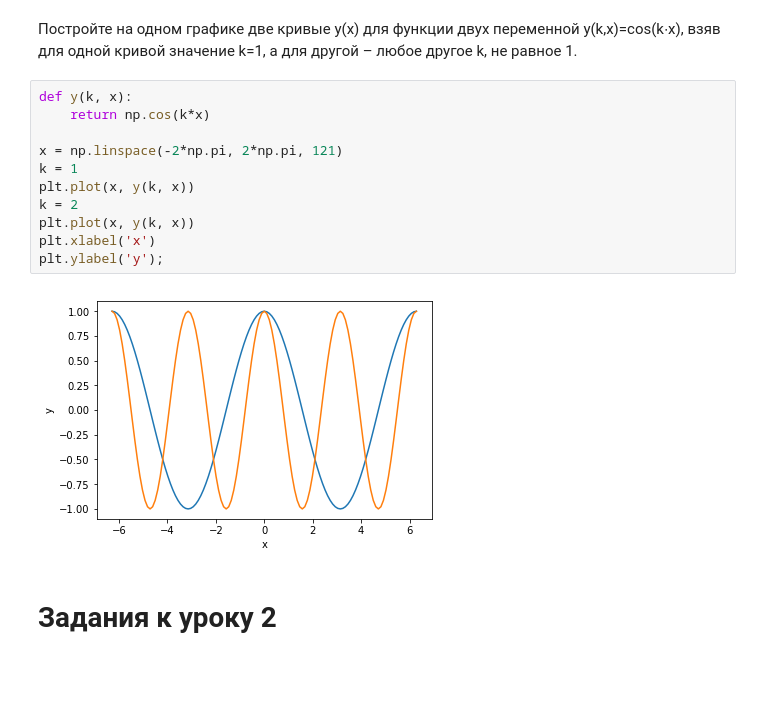
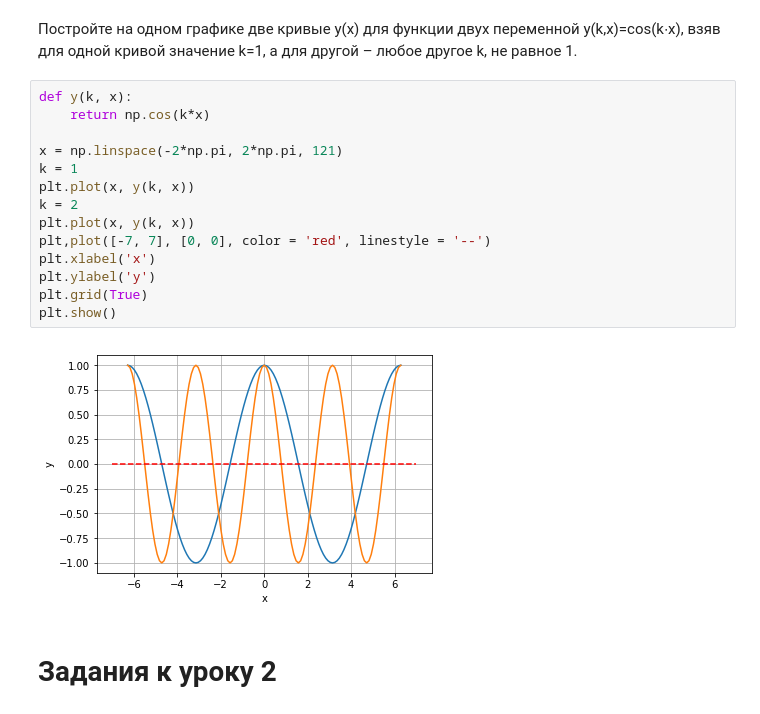
Before and after one commit to barinsm/GeekBrains, a Jupyter notebook: hw01.ipynb, the cells around one changed output. Drawn from its saved outputs; the diff is of its cells as text; blank space fills up the shorter version.

```diff
--- a/hw01.ipynb
+++ b/hw01.ipynb
@@ -11,16 +11,19 @@ import matplotlib.pyplot as plt
 # %%
 def y(k, x):
     return np.cos(k*x)
 
 x = np.linspace(-2*np.pi, 2*np.pi, 121)
 k = 1
 plt.plot(x, y(k, x))
 k = 2
 plt.plot(x, y(k, x))
+plt,plot([-7, 7], [0, 0], color = 'red', linestyle = '--')
 plt.xlabel('x')
-plt.ylabel('y');
+plt.ylabel('y')
+plt.grid(True)
+plt.show()
 # %% [output]
-[figure, old version]
+[figure, new version]
 # %% [markdown]
 # Задания к уроку 2
 # %% [markdown]
```
Also changed, not shown: parts of 5 cells of this notebook.
